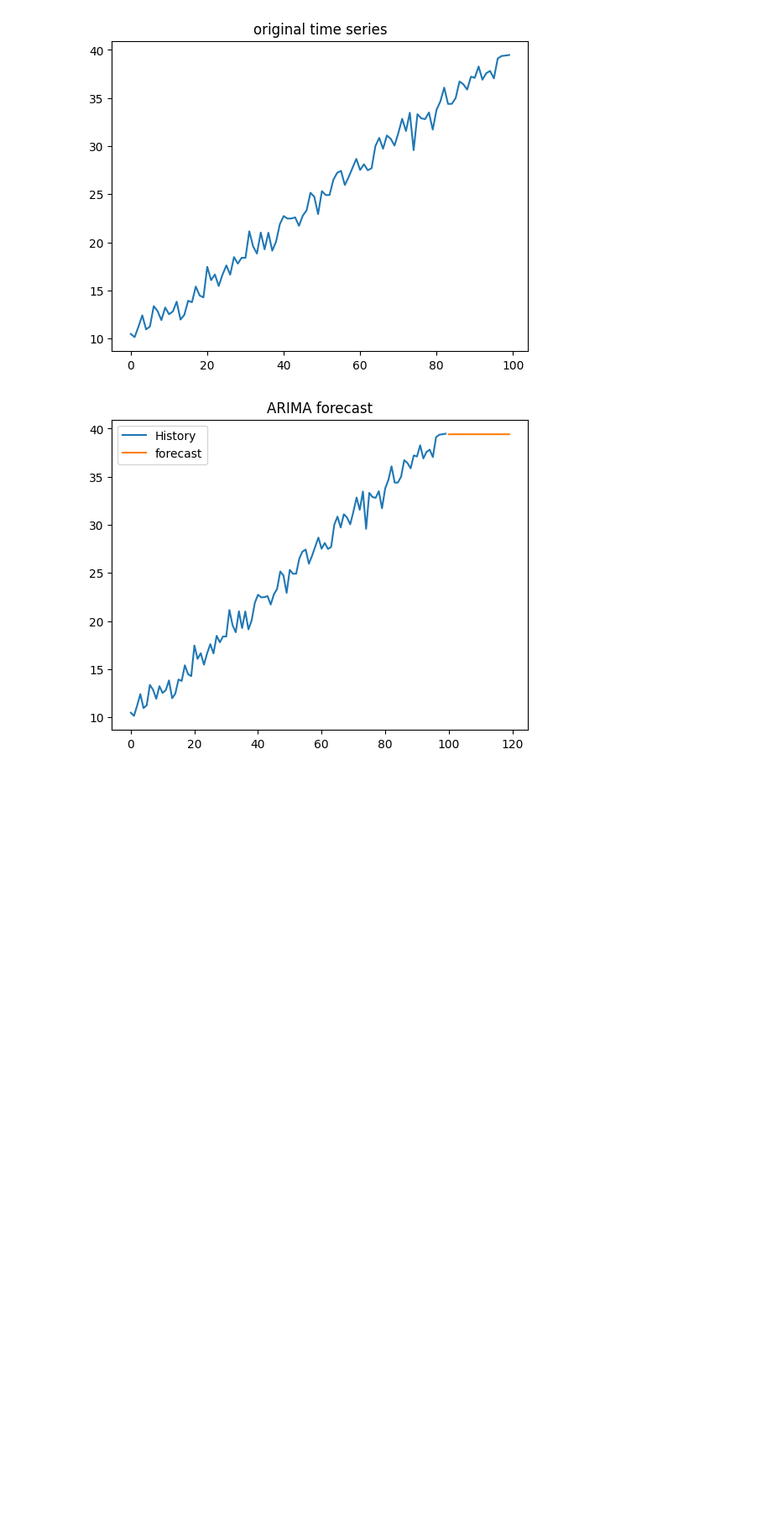
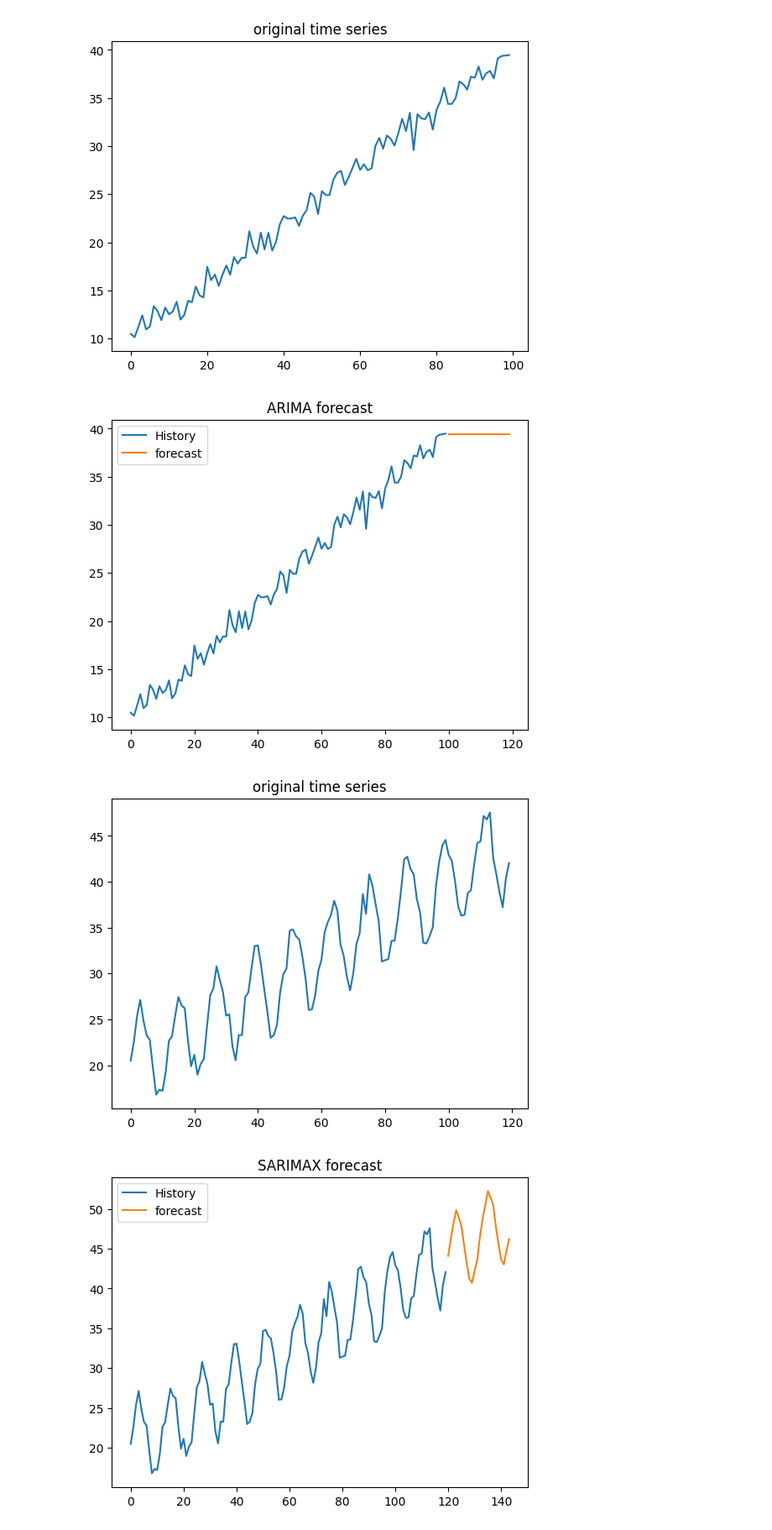
Before and after one commit to avikumart/DA-DS-Questions, a Jupyter notebook: ML_coding/Ml_coding_and_interviewn_practice.ipynb, the cells around one changed output. Shown at 84% size. Drawn from its saved outputs; the diff is of its cells as text; code cells hidden in the pictures; blank space fills up the shorter version.

Commit message:
updated the time series code for the seasonality

```diff
--- a/ML_coding/Ml_coding_and_interviewn_practice.ipynb
+++ b/ML_coding/Ml_coding_and_interviewn_practice.ipynb
@@ -1073,3 +1073,48 @@ plt.legend()
 plt.show()
 # %% [output]
 [figure]
+# %%
+# SARIMAX
+import numpy as np
+import pandas as pd
+import matplotlib.pyplot as plt
+from statsmodels.tsa.statespace.sarimax import SARIMAX
+
+np.random.seed(42)
+n = 120
+
+time = np.arange(n)
+
+# time series components
+trend = 0.2 * time
+seasonality = 5 * np.sin(2*np.pi*time /12)
+noise = np.random.normal(0,1,n)
+
+# seasonal time series
+series = 20 + trend + seasonality + noise
+
+df = pd.Series(series)
+plt.plot(df)
+plt.title("original time series")
+plt.show()
+
+# develop the SARIMAX model
+model = SARIMAX(df,
+                order=(1, 1, 1),
+                seasonal_order=(1,1,1,12))
+model_fit = model.fit()
+
+# forecast for 24 months
+forecast_steps = 24
+forecast = model_fit.forecast(steps=forecast_steps)
+forecast_index = np.arange(len(df), len(df) + forecast_steps)
+
+# plot the historical + forecast
+plt.plot(df, label="History")
+plt.plot(forecast_index, forecast, label="forecast")
+plt.title("SARIMAX forecast")
+plt.legend()
+plt.show()
+# %% [output]
+[figure, added]
+[figure, added]
```
Also changed, not shown: parts of 5 cells of this notebook.
